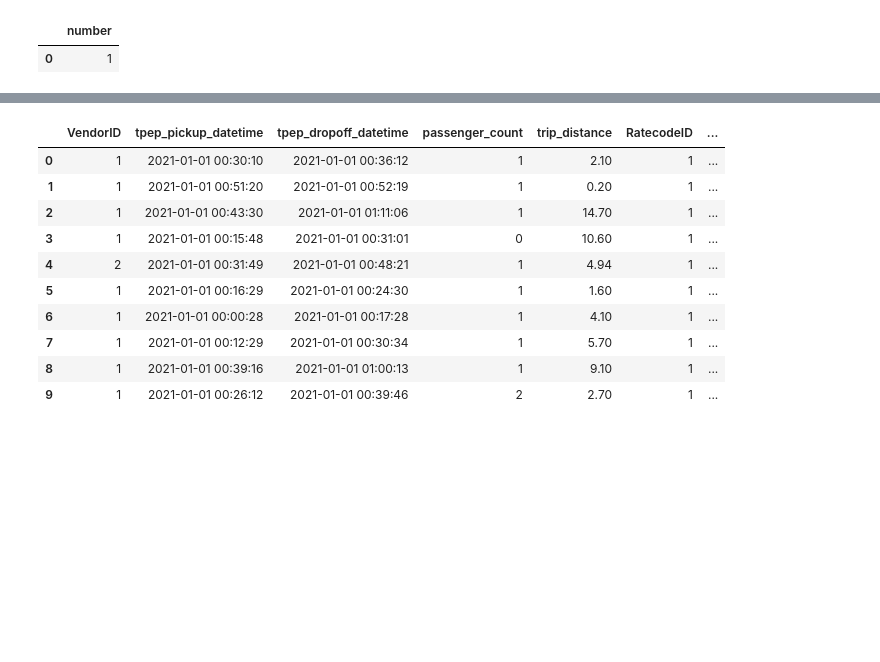
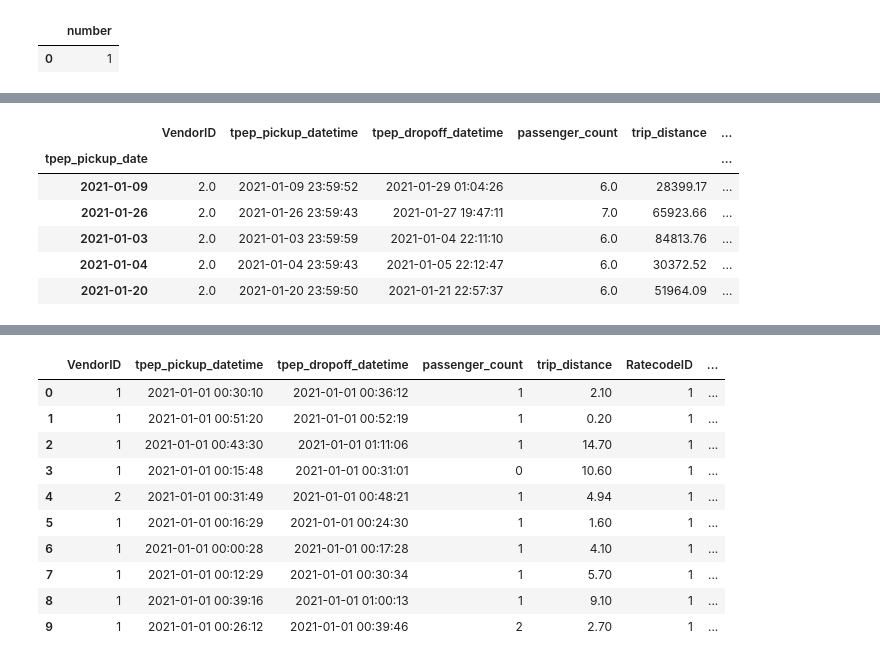
Before and after one commit to DataTalksClub/data-engineering-zoomcamp, a Jupyter notebook: week_1_basics_n_setup/2_docker_sql/pg-test-connection.ipynb, the cells around one changed output, grey strips where cells are left out. Cells and saved outputs as stored; diff of their text form; code cells hidden in the pictures; blank space fills up the shorter version.

```diff
--- a/week_1_basics_n_setup/2_docker_sql/pg-test-connection.ipynb
+++ b/week_1_basics_n_setup/2_docker_sql/pg-test-connection.ipynb
@@ -40,0 +78,10 @@ df.tpep_dropoff_datetime = pd.to_datetime(df.tpep_dropoff_datetime)
+# %%
+df.groupby("tpep_pickup_date").max().sort_values('tip_amount').tail(5)
+# %% [output]
+|  | VendorID | tpep_pickup_datetime | tpep_dropoff_datetime | passenger_count | trip_distance | ... |
+| tpep_pickup_date |  |  |  |  |  | ... |
+| 2021-01-09 | 2.0 | 2021-01-09 23:59:52 | 2021-01-29 01:04:26 | 6.0 | 28399.17 | ... |
+| 2021-01-26 | 2.0 | 2021-01-26 23:59:43 | 2021-01-27 19:47:11 | 7.0 | 65923.66 | ... |
+| 2021-01-03 | 2.0 | 2021-01-03 23:59:59 | 2021-01-04 22:11:10 | 6.0 | 84813.76 | ... |
+| 2021-01-04 | 2.0 | 2021-01-04 23:59:43 | 2021-01-05 22:12:47 | 6.0 | 30372.52 | ... |
+| 2021-01-20 | 2.0 | 2021-01-20 23:59:50 | 2021-01-21 22:57:37 | 6.0 | 51964.09 | ... |
```
Also changed, not shown: parts of 13 cells of this notebook, 3 other files.
